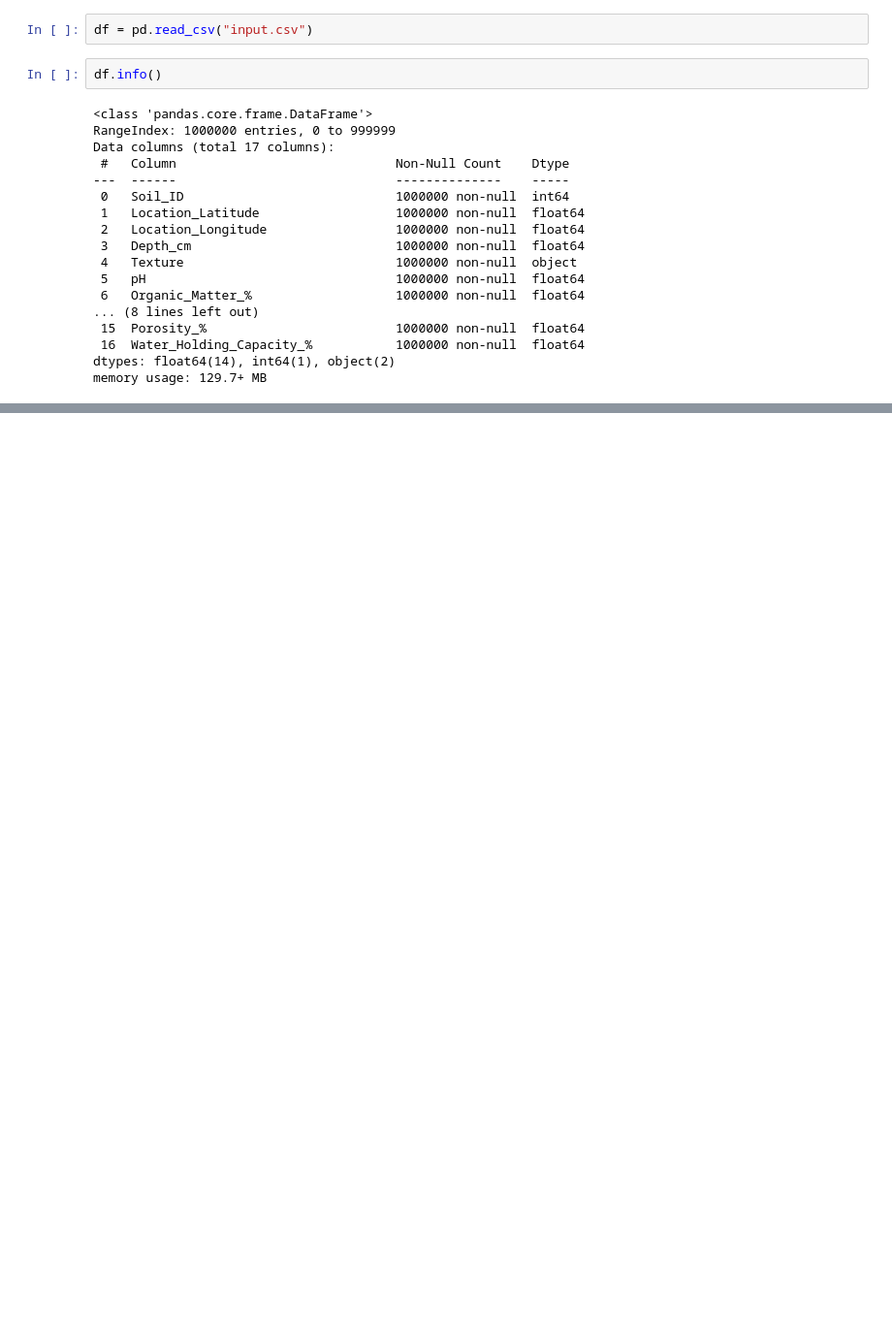
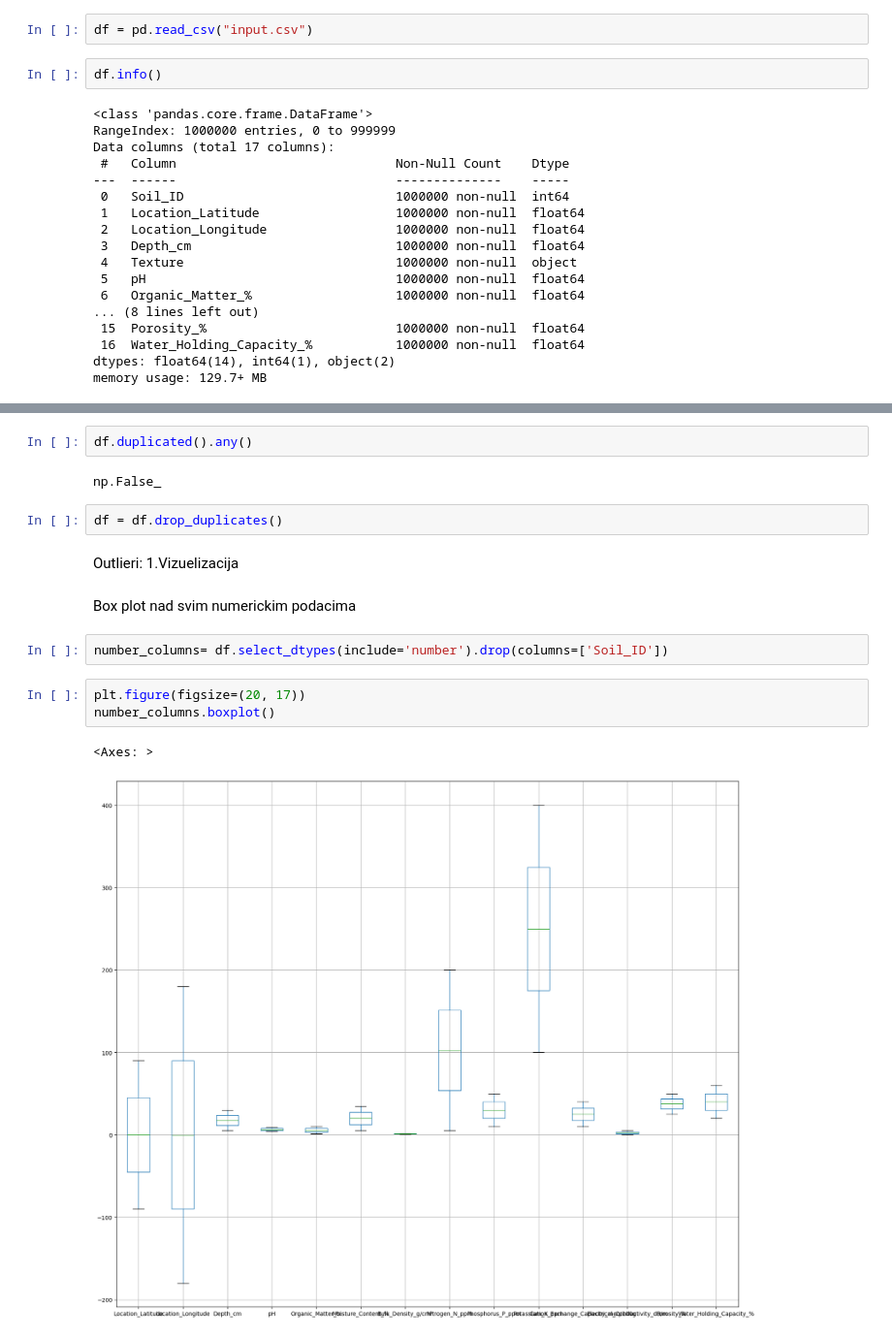
Before and after one commit to bazlooka/elfak-machine-learning, a Jupyter notebook: project 1/notebook.ipynb, the cells around one changed output, grey strips where cells are left out. Shown at 97% size. Drawn from its saved outputs; the diff is of its cells as text; blank space fills up the shorter version.

```diff
--- a/project 1/notebook.ipynb
+++ b/project 1/notebook.ipynb
@@ -33,0 +79,19 @@ memory usage: 129.7+ MB
+# %%
+df.duplicated().any()
+# %% [output]
+np.False_
+# %%
+df = df.drop_duplicates()
+# %% [markdown]
+Outlieri:
+1.Vizuelizacija
+# %% [markdown]
+Box plot nad svim numerickim podacima
+# %%
+number_columns= df.select_dtypes(include='number').drop(columns=['Soil_ID'])
+# %%
+plt.figure(figsize=(20, 17))
+number_columns.boxplot()
+# %% [output]
+<Axes: >
+[figure, added]
```
Also changed, not shown: parts of 10 cells of this notebook.
